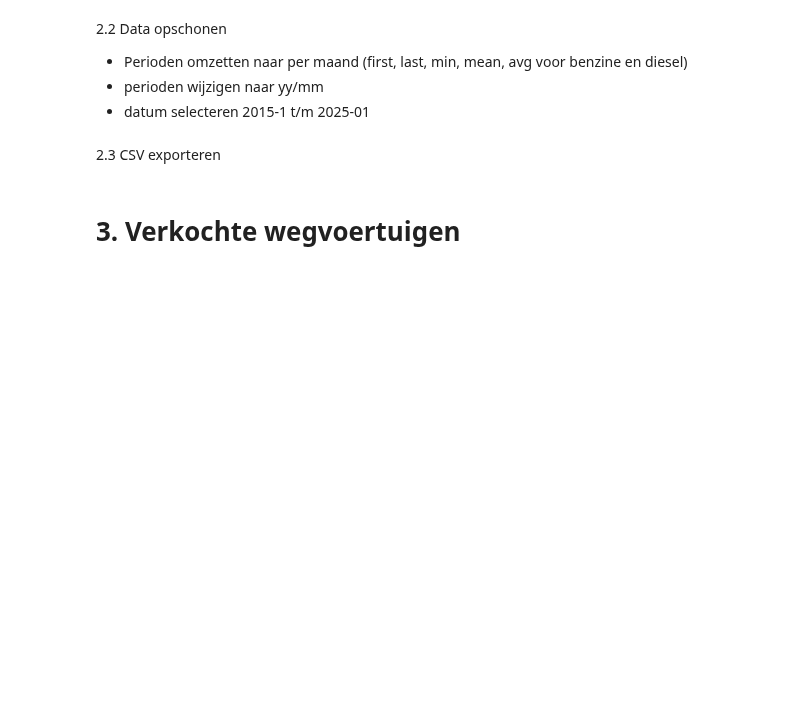
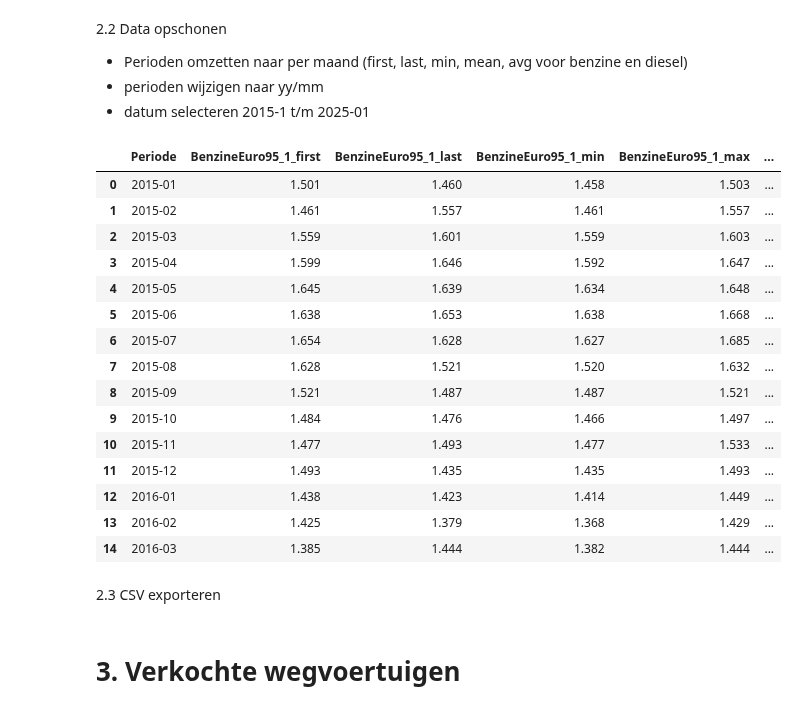
Before and after one commit to DylanHaaz/Tryhard, a Jupyter notebook: Code/Data exploration/Versie 1/Datainladen_1_.IPYNB, the cells around one changed output. Saved outputs shown, nothing was run; the diff lists cells and outputs as text; code cells hidden in the pictures; blank space fills up the shorter version.

```diff
--- a/Code/Data exploration/Versie 1/Datainladen_1_.IPYNB
+++ b/Code/Data exploration/Versie 1/Datainladen_1_.IPYNB
@@ -159,3 +161,10 @@ display(df_consumentenvertrouwen_interpolatie)
 # 2. Pompprijzen motorbrandstoffen
 # %% [markdown]
 https://opendata.cbs.nl/#/CBS/nl/dataset/80416ned/table?ts=1745763454832
+# %%
+# Dataset 2 inladen
+df_pomprijzen = pd.read_csv(
+    r"E:\Nieuw dataset\CBS POMPPRIJZEN\CBS Bnezine prijzen.csv",
+    sep=";"
+)
+display(df_pomprijzen)
@@ -162,2 +185,19 @@ https://opendata.cbs.nl/#/CBS/nl/dataset/80416ned/table?ts=1745763454832
 # %% [markdown]
 2.1 Data inladen/inzien
+# %%
+# Perioden naar datetime
+# Datumkolom omzetten (bijvoorbeeld 'Perioden')
+df_pomprijzen['Perioden'] = pd.to_datetime(df_pomprijzen['Perioden'], format='%Y%m%d', errors='coerce')
+
+df_pomprijzen['Perioden'] = pd.to_datetime(df_pomprijzen['Perioden'], format='%Y %B')
+
+# Filter op periode
+df_pomprijzen = df_pomprijzen[
+    (df_pomprijzen['Perioden'] >= '2015-01-01') &
+    (df_pomprijzen['Perioden'] <= '2025-01-31')
+]
+
+# Eventueel: per maand aggregeren (gemiddelde benzineprijzen bijvoorbeeld)
+# df_pomprijzen.groupby(df_pomprijzen['Perioden'].dt.to_period('M')).mean()
+
+display(df_pomprijzen)
@@ -166,6 +220,40 @@ https://opendata.cbs.nl/#/CBS/nl/dataset/80416ned/table?ts=1745763454832
 - Perioden omzetten naar per maand (first, last, min, mean, avg voor benzine en diesel)
 -  perioden wijzigen naar yy/mm
 - datum selecteren 2015-1 t/m 2025-01
+# %%
+# 1. Periode omzetten naar YYYY/MM (zonder tijd)
+df_pomprijzen['Periode'] = df_pomprijzen['Perioden'].dt.to_period('M').astype(str)
+
+# 2. Groeperen per maand en aggregaties toepassen
+df_pomprijzen_aggregatie = df_pomprijzen.groupby('Periode').agg({
+    'BenzineEuro95_1': ['first', 'last', 'min', 'max', 'mean'],
+    'Diesel_2': ['first', 'last', 'min', 'max', 'mean']
+}).reset_index()
+
+# 3. Kolomnamen netter maken (flatten MultiIndex)
+df_pomprijzen_aggregatie.columns = ['Periode'] + [
+    f'{brandstof}_{stat}' for brandstof, stat in df_pomprijzen_aggregatie.columns.tolist()[1:]
+]
+
+# 4. Resultaat tonen
+display(df_pomprijzen_aggregatie.head(15))
+# %% [output]
+|  | Periode | BenzineEuro95_1_first | BenzineEuro95_1_last | BenzineEuro95_1_min | BenzineEuro95_1_max | ... |
+| 0 | 2015-01 | 1.501 | 1.460 | 1.458 | 1.503 | ... |
+| 1 | 2015-02 | 1.461 | 1.557 | 1.461 | 1.557 | ... |
+| 2 | 2015-03 | 1.559 | 1.601 | 1.559 | 1.603 | ... |
+| 3 | 2015-04 | 1.599 | 1.646 | 1.592 | 1.647 | ... |
+| 4 | 2015-05 | 1.645 | 1.639 | 1.634 | 1.648 | ... |
+| 5 | 2015-06 | 1.638 | 1.653 | 1.638 | 1.668 | ... |
+| 6 | 2015-07 | 1.654 | 1.628 | 1.627 | 1.685 | ... |
+| 7 | 2015-08 | 1.628 | 1.521 | 1.520 | 1.632 | ... |
+| 8 | 2015-09 | 1.521 | 1.487 | 1.487 | 1.521 | ... |
+| 9 | 2015-10 | 1.484 | 1.476 | 1.466 | 1.497 | ... |
+| 10 | 2015-11 | 1.477 | 1.493 | 1.477 | 1.533 | ... |
+| 11 | 2015-12 | 1.493 | 1.435 | 1.435 | 1.493 | ... |
+| 12 | 2016-01 | 1.438 | 1.423 | 1.414 | 1.449 | ... |
+| 13 | 2016-02 | 1.425 | 1.379 | 1.368 | 1.429 | ... |
+| 14 | 2016-03 | 1.385 | 1.444 | 1.382 | 1.444 | ... |
 # %% [markdown]
 2.3 CSV exporteren
 # %% [markdown]
```
Also changed, not shown: parts of 8 cells of this notebook.
